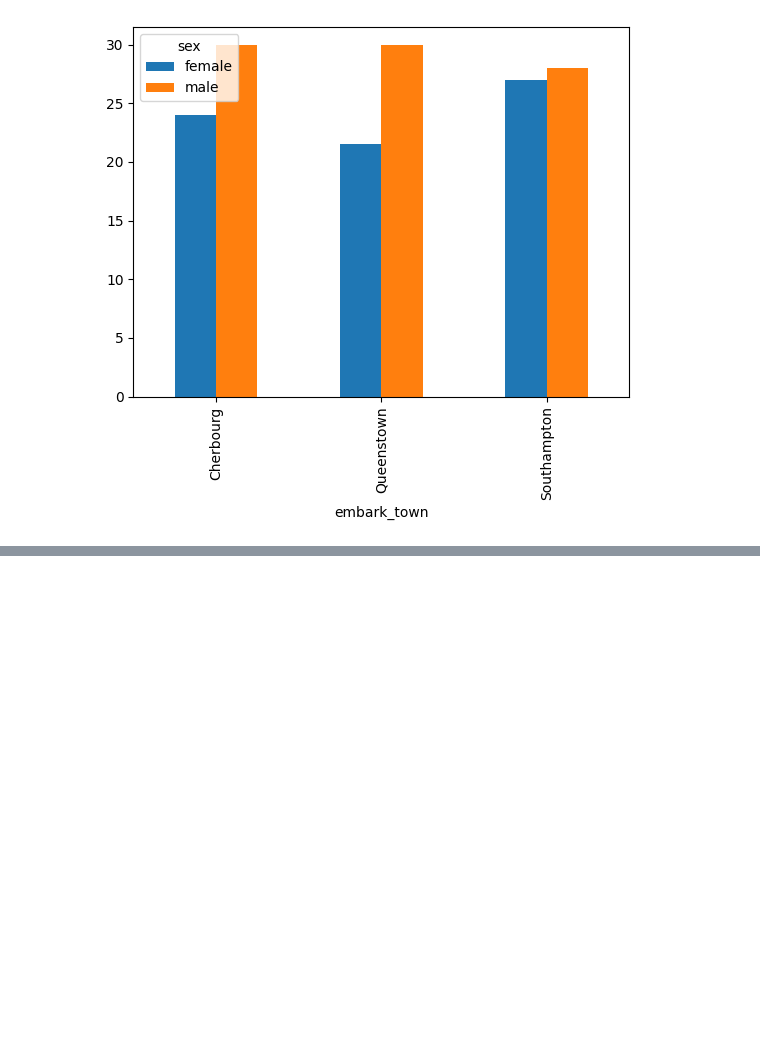
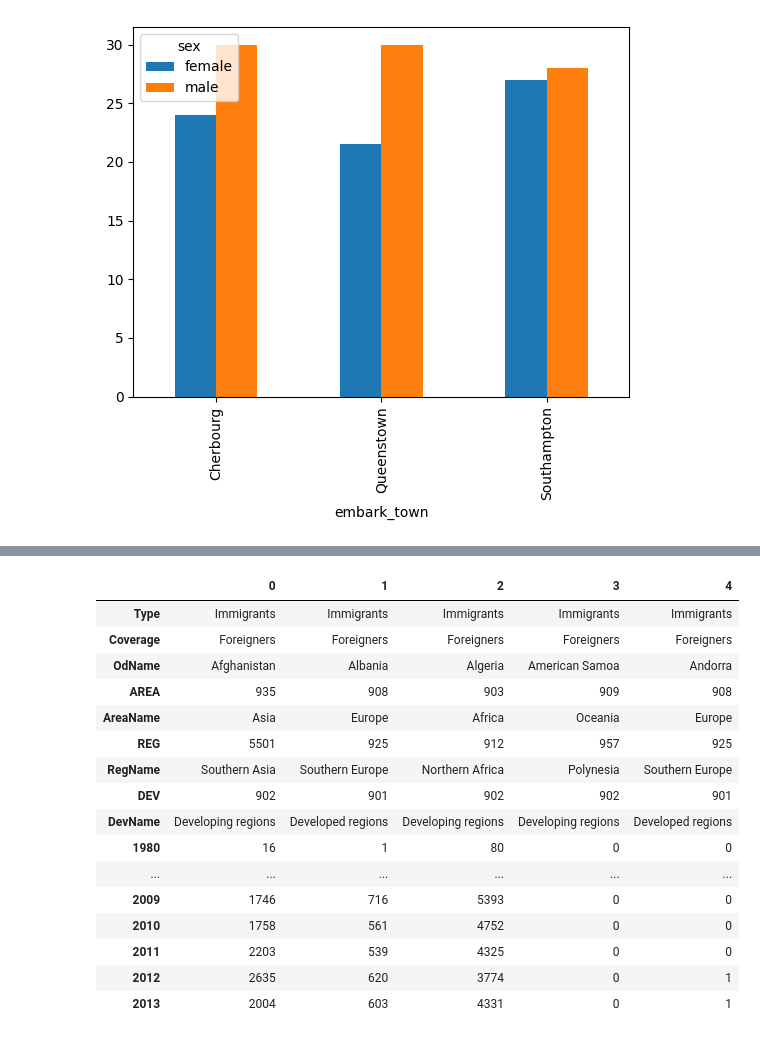
Before and after one commit to Vitalyastiy/courses, a Jupyter notebook: IBM/Data_visualization.ipynb, the cells around one changed output, grey strips where cells are left out. Cells and saved outputs as stored; diff of their text form; code cells hidden in the pictures; blank space fills up the shorter version.

```diff
--- a/IBM/Data_visualization.ipynb
+++ b/IBM/Data_visualization.ipynb
@@ -56,0 +92,20 @@ t_p.plot(kind = 'bar')
+# %%
+df_can.head(5).T
+# %% [output]
+|  | 0 | 1 | 2 | 3 | 4 |
+| Type | Immigrants | Immigrants | Immigrants | Immigrants | Immigrants |
+| Coverage | Foreigners | Foreigners | Foreigners | Foreigners | Foreigners |
+| OdName | Afghanistan | Albania | Algeria | American Samoa | Andorra |
+| AREA | 935 | 908 | 903 | 909 | 908 |
+| AreaName | Asia | Europe | Africa | Oceania | Europe |
+| REG | 5501 | 925 | 912 | 957 | 925 |
+| RegName | Southern Asia | Southern Europe | Northern Africa | Polynesia | Southern Europe |
+| DEV | 902 | 901 | 902 | 902 | 901 |
+| DevName | Developing regions | Developed regions | Developing regions | Developing regions | Developed regions |
+| 1980 | 16 | 1 | 80 | 0 | 0 |
+| ... | ... | ... | ... | ... | ... |
+| 2009 | 1746 | 716 | 5393 | 0 | 0 |
+| 2010 | 1758 | 561 | 4752 | 0 | 0 |
+| 2011 | 2203 | 539 | 4325 | 0 | 0 |
+| 2012 | 2635 | 620 | 3774 | 0 | 1 |
+| 2013 | 2004 | 603 | 4331 | 0 | 1 |
```
Also changed, not shown: parts of 7 cells of this notebook.
